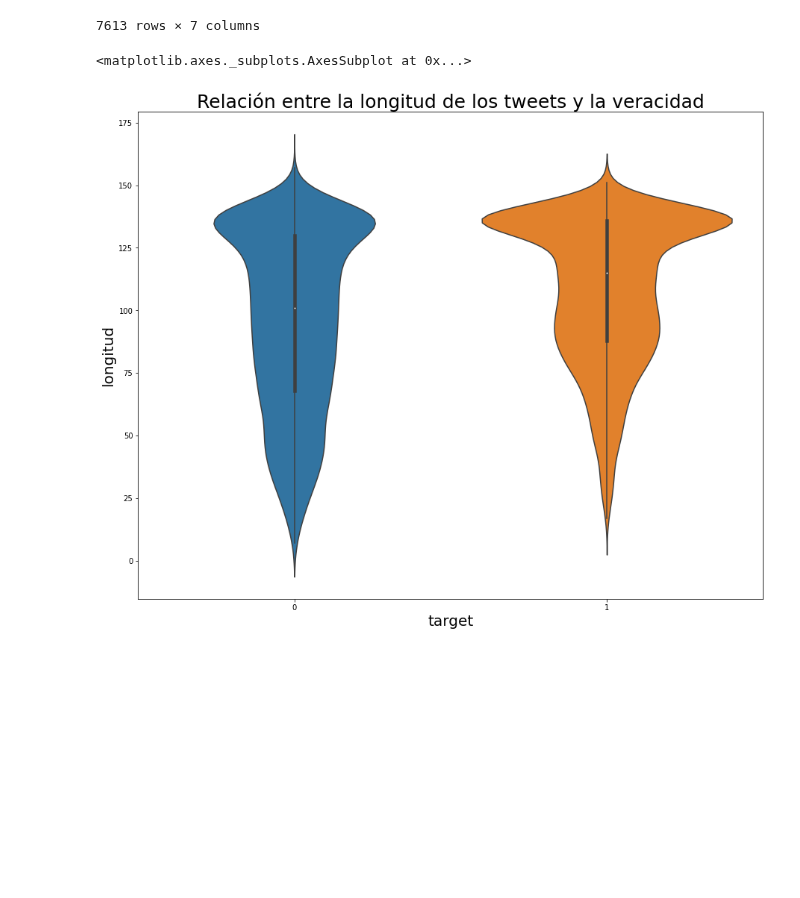
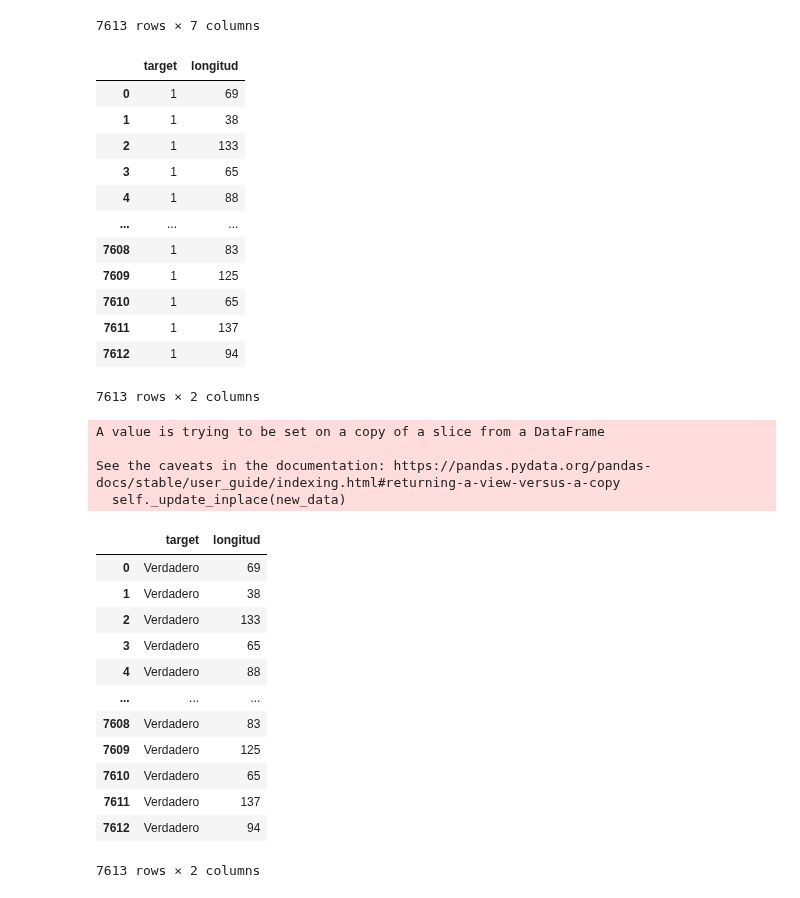
Before and after one commit to JulioCastillo1/TP1-Datos, a Jupyter notebook: Violin_Plot.ipynb, the cells around one changed output. Saved outputs shown, nothing was run; the diff lists cells and outputs as text; code cells hidden in the pictures; blank space fills up the shorter version.

```diff
--- a/Violin_Plot.ipynb
+++ b/Violin_Plot.ipynb
@@ -29,17 +29,42 @@ tweetsLengths
 7613 rows × 7 columns
 # %%
 data=tweetsLengths[['target','longitud']]
+data
+# %% [output]
+|  | target | longitud |
+| 0 | 1 | 69 |
+| 1 | 1 | 38 |
+| 2 | 1 | 133 |
+| 3 | 1 | 65 |
+| 4 | 1 | 88 |
+| ... | ... | ... |
+| 7608 | 1 | 83 |
+| 7609 | 1 | 125 |
+| 7610 | 1 | 65 |
+| 7611 | 1 | 137 |
+| 7612 | 1 | 94 |
+7613 rows × 2 columns
-# %%
-plt.figure(figsize=(15,12))
-plt.rc('xtick', labelsize=10)
-plt.rc('ytick', labelsize=10)
-plt.title("Relación entre la longitud de los tweets y la veracidad", fontsize=25)
-plt.xlabel("Target", fontsize=20)
-plt.ylabel("Longitud de los tweets", fontsize=20)
-sns.violinplot(x="target", y="longitud", data=data)
-# %% [output]
-<matplotlib.axes._subplots.AxesSubplot at 0x...>
-[figure, removed]
+# %%
+data.target.replace([0,1],['Falso','Verdadero'],inplace=True)
+data
+# %% [output]
+A value is trying to be set on a copy of a slice from a DataFrame
+
+See the caveats in the documentation: https://pandas.pydata.org/pandas-docs/stable/user_guide/indexing.html#returning-a-view-versus-a-copy
+  self._update_inplace(new_data)
+|  | target | longitud |
+| 0 | Verdadero | 69 |
+| 1 | Verdadero | 38 |
+| 2 | Verdadero | 133 |
+| 3 | Verdadero | 65 |
+| 4 | Verdadero | 88 |
+| ... | ... | ... |
+| 7608 | Verdadero | 83 |
+| 7609 | Verdadero | 125 |
+| 7610 | Verdadero | 65 |
+| 7611 | Verdadero | 137 |
+| 7612 | Verdadero | 94 |
+7613 rows × 2 columns
 # %%
 
 #plt.rc('xtick', labelsize=10)
```
Also changed, not shown: parts of 1 cell of this notebook.
